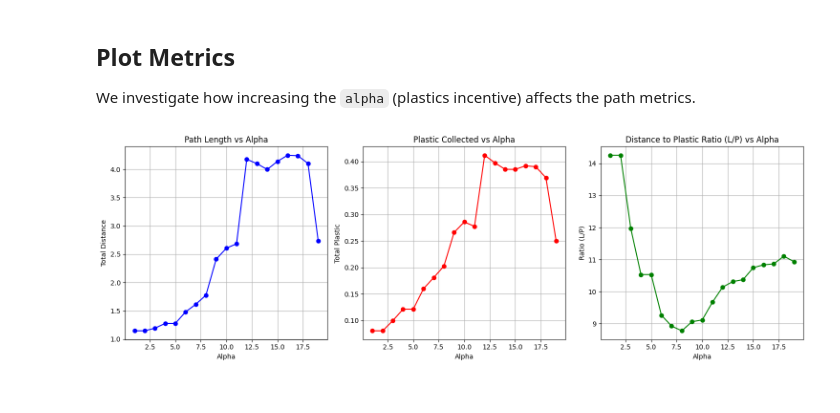
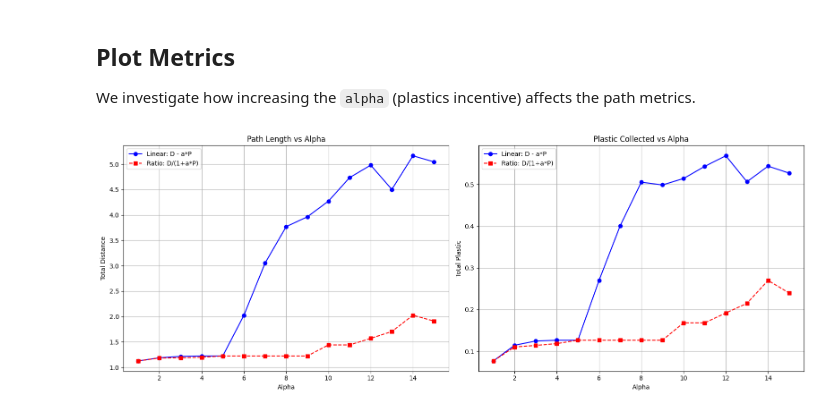
Before and after one commit to rks277/planning-final-proj, a Jupyter notebook: Alpha_Sweep.ipynb, the cells around one changed output. Cells and saved outputs as stored; diff of their text form; code cells hidden in the pictures.

Commit message:
Implement Ratio cost function and update Alpha Sweep benchmark

```diff
--- a/Alpha_Sweep.ipynb
+++ b/Alpha_Sweep.ipynb
@@ -10,21 +14,3 @@ from planning_lib import ContinuousPlannerUtil
 from run_gpgp_experiment import rrt_star_tunable
 # %% [markdown]
 ## Run Experiments
-# %%
-c = ContinuousPlannerUtil('ocean_real.png', 'summer_2002_day0_density.png', scale=0.8)
-
-alphas = []
-lengths = []
-plastics = []
-ratios = []
-
-for alpha in range(1, 20):
-    print(f"\n--- Starting run for Alpha = {alpha}.0 ---")
-    np.random.seed(42) # Result reproducibility for each run
-    # Note: re-using the same planner util instance is fine as it just holds the map data
-    L, P, ratio = rrt_star_tunable(c, alpha=float(alpha), loops=800)
-
-    alphas.append(alpha)
-    lengths.append(L)
-    plastics.append(P)
-    ratios.append(ratio)
@@ -51,33 +71,29 @@ rrt_tunable_alpha_19.0.gif has been created.
 
 We investigate how increasing the `alpha` (plastics incentive) affects the path metrics.
 # %%
-plt.figure(figsize=(15, 5))
+plt.figure(figsize=(16, 6))
 
-# 1. Path Length vs Alpha
-plt.subplot(1, 3, 1)
-plt.plot(alphas, lengths, marker='o', color='blue')
+# 1. Path Length Comparison
+plt.subplot(1, 2, 1)
+plt.plot(linear_alphas, linear_lengths, marker='o', color='blue', label='Linear: D - a*P')
+plt.plot(ratio_alphas, ratio_lengths, marker='s', color='red', linestyle='--', label='Ratio: D/(1+a*P)')
 plt.title('Path Length vs Alpha')
 plt.xlabel('Alpha')
 plt.ylabel('Total Distance')
+plt.legend()
 plt.grid(True)
 
-# 2. Plastic Collected vs Alpha
-plt.subplot(1, 3, 2)
-plt.plot(alphas, plastics, marker='o', color='red')
+# 2. Plastic Collected Comparison
+plt.subplot(1, 2, 2)
+plt.plot(linear_alphas, linear_plastics, marker='o', color='blue', label='Linear: D - a*P')
+plt.plot(ratio_alphas, ratio_plastics, marker='s', color='red', linestyle='--', label='Ratio: D/(1+a*P)')
 plt.title('Plastic Collected vs Alpha')
 plt.xlabel('Alpha')
 plt.ylabel('Total Plastic')
-plt.grid(True)
-
-# 3. Ratio (Length/Plastic) vs Alpha
-plt.subplot(1, 3, 3)
-plt.plot(alphas, ratios, marker='o', color='green')
-plt.title('Distance to Plastic Ratio (L/P) vs Alpha')
-plt.xlabel('Alpha')
-plt.ylabel('Ratio (L/P)')
+plt.legend()
 plt.grid(True)
 
 plt.tight_layout()
 plt.show()
 # %% [output]
-[figure, old version]
+[figure, new version]
```
Also changed, not shown: parts of 3 cells of this notebook, 1 other file.
